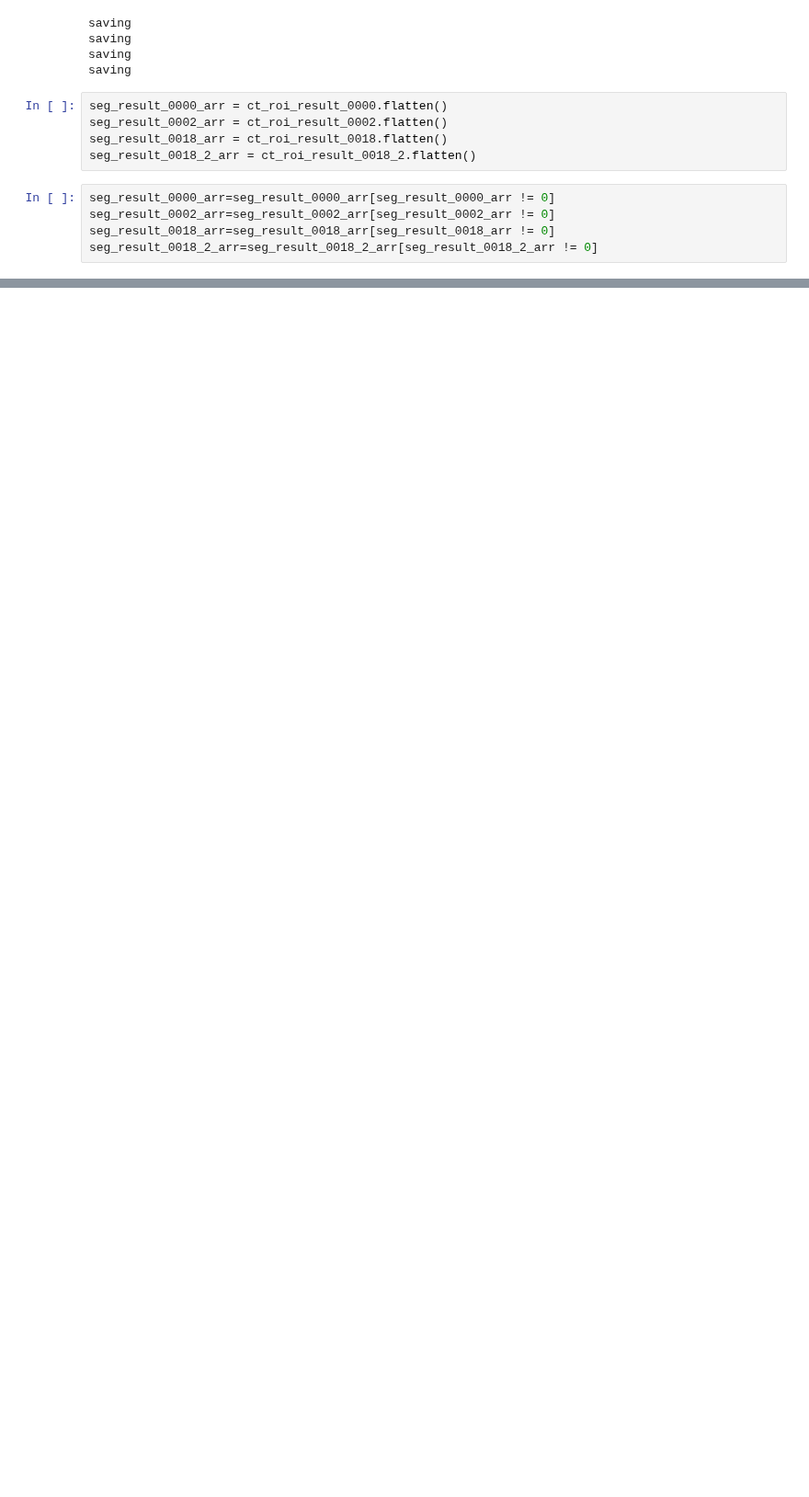
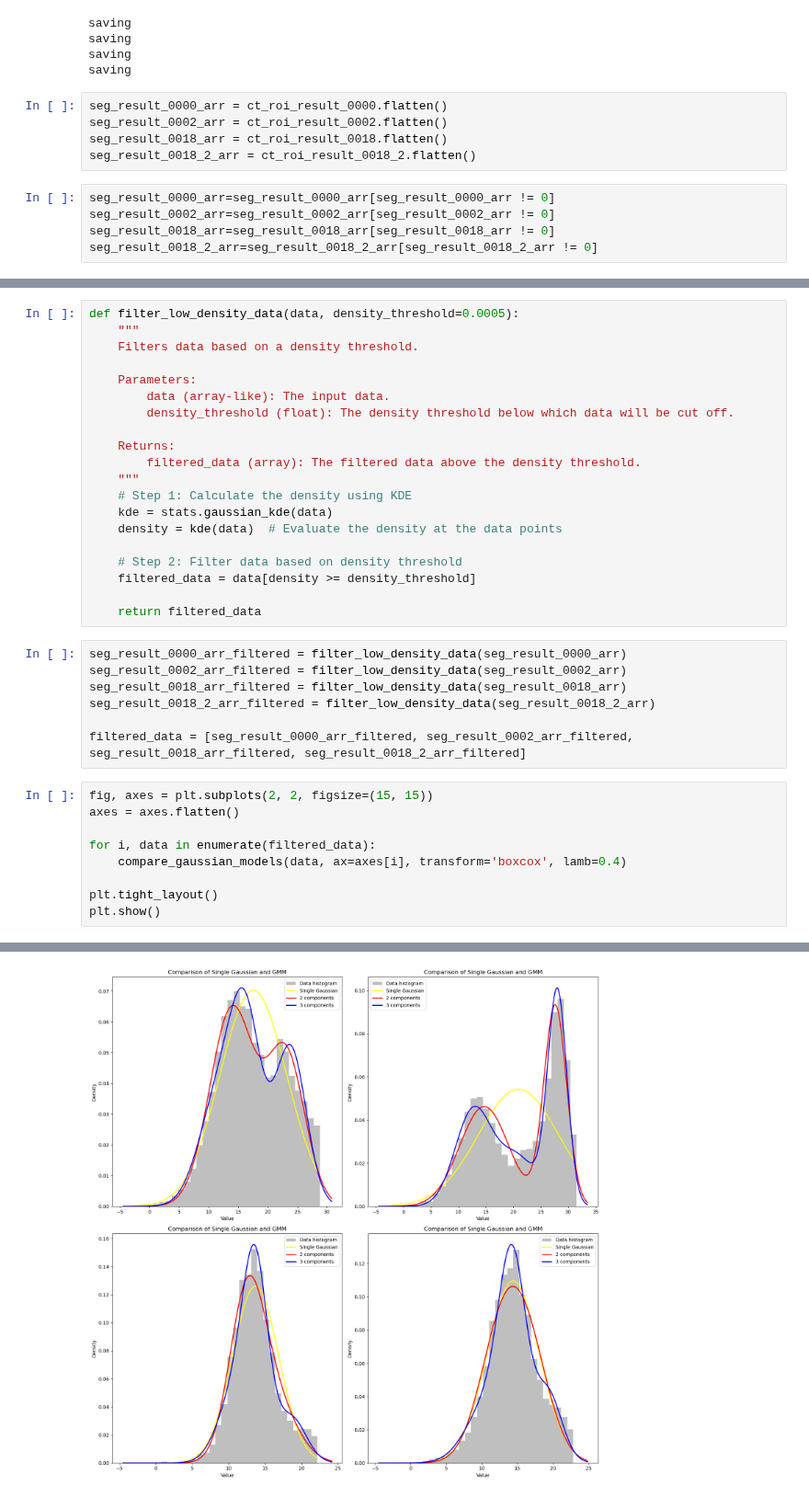
Before and after one commit to JaSeKii/BachelorProject, a Jupyter notebook: Data_preprocess/pilot_study_roi.ipynb, the cells around one changed output, grey strips where cells are left out. Shown at 92% size. Drawn from its saved outputs; the diff is of its cells as text; blank space fills up the shorter version.

```diff
--- a/Data_preprocess/pilot_study_roi.ipynb
+++ b/Data_preprocess/pilot_study_roi.ipynb
@@ -117,0 +331,37 @@ plt.show()
+# %%
+def filter_low_density_data(data, density_threshold=0.0005):
+    """
+    Filters data based on a density threshold.
+
+    Parameters:
+        data (array-like): The input data.
+        density_threshold (float): The density threshold below which data will be cut off.
+
+    Returns:
+        filtered_data (array): The filtered data above the density threshold.
+    """
+    # Step 1: Calculate the density using KDE
+    kde = stats.gaussian_kde(data)
+    density = kde(data)  # Evaluate the density at the data points
+
+    # Step 2: Filter data based on density threshold
+    filtered_data = data[density >= density_threshold]
+
+    return filtered_data
+# %%
+seg_result_0000_arr_filtered = filter_low_density_data(seg_result_0000_arr)
+seg_result_0002_arr_filtered = filter_low_density_data(seg_result_0002_arr)
+seg_result_0018_arr_filtered = filter_low_density_data(seg_result_0018_arr)
+seg_result_0018_2_arr_filtered = filter_low_density_data(seg_result_0018_2_arr)
+
+filtered_data = [seg_result_0000_arr_filtered, seg_result_0002_arr_filtered, seg_result_0018_arr_filtered, seg_result_0018_2_arr_filtered]
+# %%
+fig, axes = plt.subplots(2, 2, figsize=(15, 15))
+axes = axes.flatten()
+
+for i, data in enumerate(filtered_data):
+    compare_gaussian_models(data, ax=axes[i], transform='boxcox', lamb=0.4)
+
+plt.tight_layout()
+plt.show()
+# %% [output]
@@ -117,0 +382 @@ plt.show()
+[figure, added]
```
Also changed, not shown: parts of 21 cells of this notebook.
